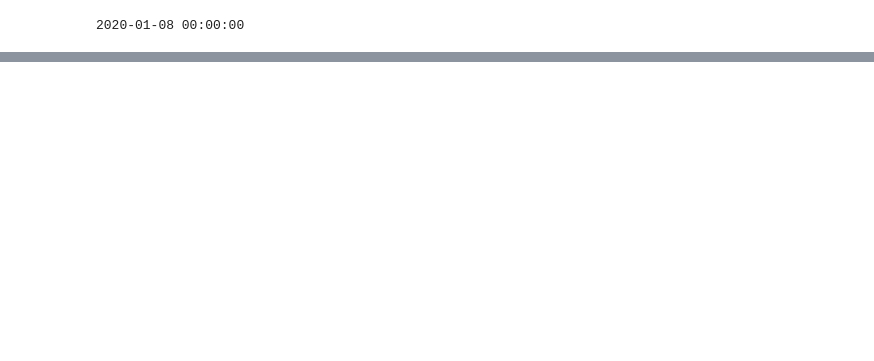
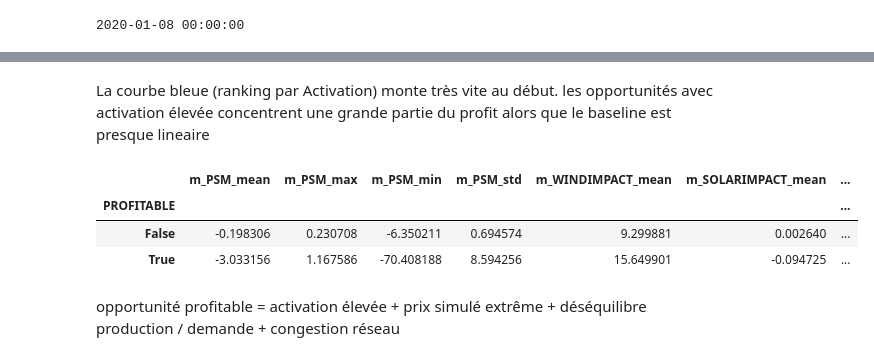
Before and after one commit to MPelland-programming/DataChallenge2026, a Jupyter notebook: experimentation_wiame/experimentation_wiame.ipynb, the cells around one changed output, grey strips where cells are left out. Saved outputs shown, nothing was run; the diff lists cells and outputs as text; code cells hidden in the pictures; blank space fills up the shorter version.

Commit message:
data exploration

```diff
--- a/experimentation_wiame/experimentation_wiame.ipynb
+++ b/experimentation_wiame/experimentation_wiame.ipynb
@@ -115,0 +156,23 @@ print(daily_sim["DATETIME"].max())   # Verif importante pour voir si cutoff date
+# %%
+# Construire l'univers des opportunites a partir des simulations mensuelles de 2020 a 2023
+years = [2020, 2021, 2022, 2023]
+
+universe = []
+
+for y in years:
+
+    file = DATA_ROOT / "sim_monthly" / f"sim_monthly_{y}.parquet"
+
+    tmp = duckdb.query(f"""
+        SELECT DISTINCT
+            EID,
+            strftime(DATETIME, '%Y-%m') AS MONTH,
+            PEAKID
+        FROM read_parquet('{file}')
+    """).to_df()
+
+    universe.append(tmp)
+
+universe = pd.concat(universe, ignore_index=True)
+
+print(universe.shape)
@@ -115,0 +243,3 @@ print(daily_sim["DATETIME"].max())   # Verif importante pour voir si cutoff date
+# %%
+truth_train["MONTH_NUM"] = truth_train["MONTH"].str[5:7].astype(int)
+truth_train.groupby("MONTH_NUM")["PROFITABLE"].mean().plot()
@@ -115,0 +475,25 @@ print(daily_sim["DATETIME"].max())   # Verif importante pour voir si cutoff date
+# %% [markdown]
+La courbe bleue (ranking par Activation) monte très vite au début. les opportunités avec activation élevée concentrent une grande partie du profit alors que le baseline est presque lineaire
+# %%
+vars_to_test = [
+"m_PSM_mean",
+"m_PSM_max",
+"m_PSM_min",
+"m_PSM_std",
+"m_WINDIMPACT_mean",
+"m_SOLARIMPACT_mean",
+"m_HYDROIMPACT_mean",
+"m_NONRENEWBALIMPACT_mean",
+"m_EXTERNALIMPACT_mean",
+"m_LOADIMPACT_mean",
+"m_TRANSMISSIONOUTAGEIMPACT_mean"
+]
+
+merged.groupby("PROFITABLE")[vars_to_test].mean()
+# %% [output]
+|  | m_PSM_mean | m_PSM_max | m_PSM_min | m_PSM_std | m_WINDIMPACT_mean | m_SOLARIMPACT_mean | ... |
+| PROFITABLE |  |  |  |  |  |  | ... |
+| False | -0.198306 | 0.230708 | -6.350211 | 0.694574 | 9.299881 | 0.002640 | ... |
+| True | -3.033156 | 1.167586 | -70.408188 | 8.594256 | 15.649901 | -0.094725 | ... |
+# %% [markdown]
+opportunité profitable =  activation élevée + prix simulé extrême + déséquilibre production / demande + congestion réseau
```
Also changed, not shown: parts of 35 cells of this notebook.
